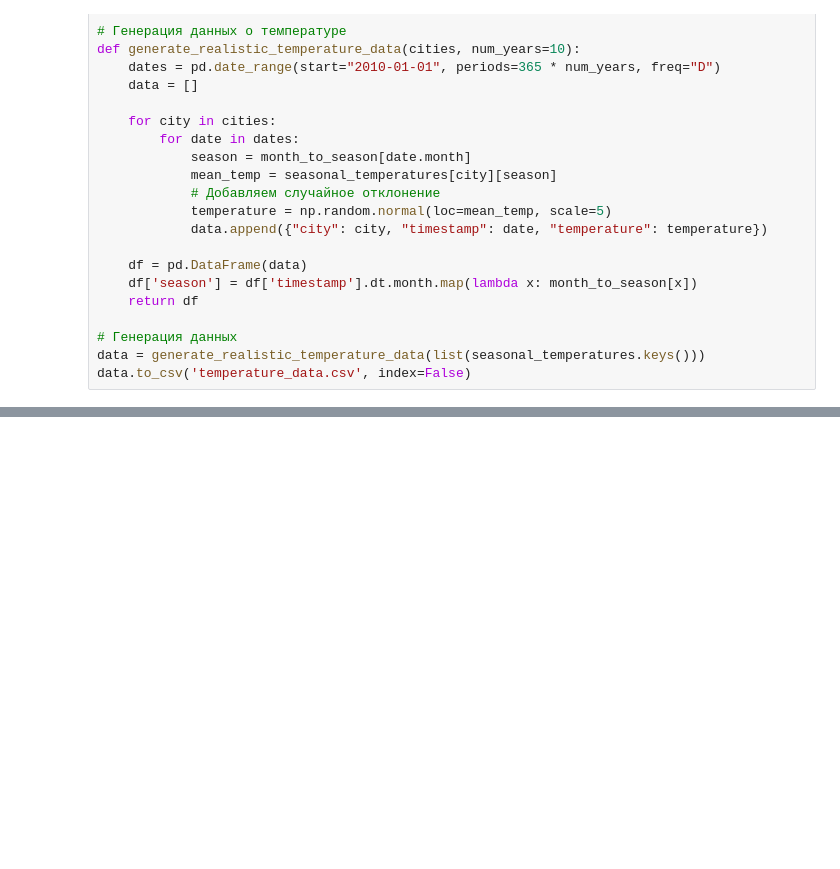
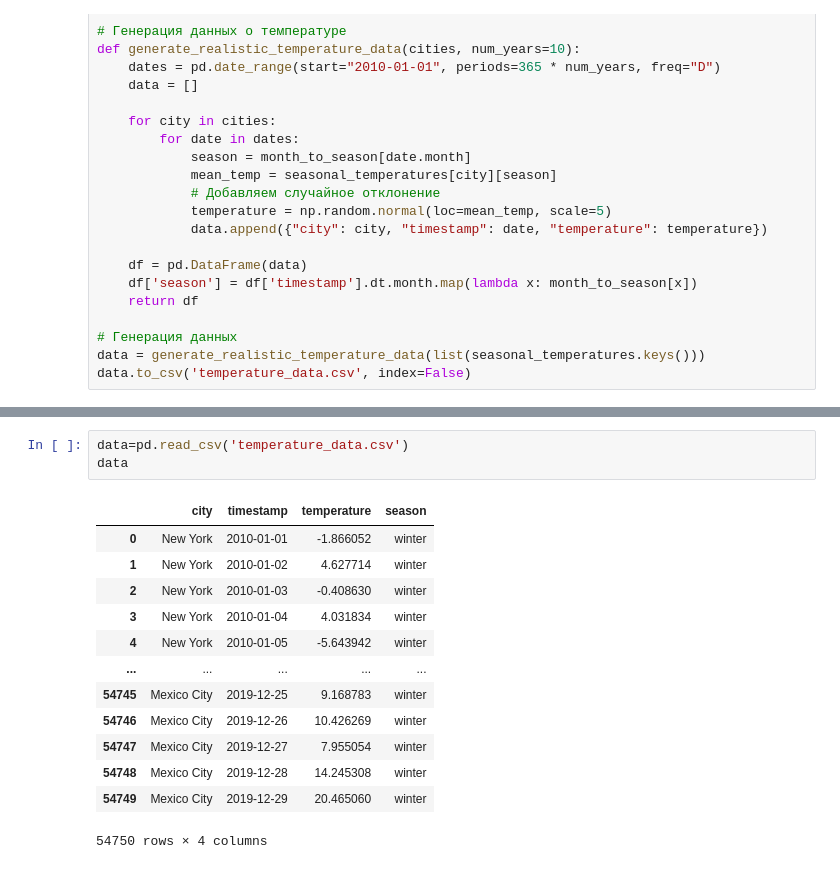
Before and after one commit to InnaBoby/AppliedPython, a Jupyter notebook: HW1/HW1_OpenWeatherMap_API.ipynb, the cells around one changed output, grey strips where cells are left out. Saved outputs shown, nothing was run; the diff lists cells and outputs as text; blank space fills up the shorter version.

```diff
--- a/HW1/HW1_OpenWeatherMap_API.ipynb
+++ b/HW1/HW1_OpenWeatherMap_API.ipynb
@@ -140,0 +157,17 @@ data.to_csv('temperature_data.csv', index=False)
+# %%
+data=pd.read_csv('temperature_data.csv')
+data
+# %% [output]
+|  | city | timestamp | temperature | season |
+| 0 | New York | 2010-01-01 | -1.866052 | winter |
+| 1 | New York | 2010-01-02 | 4.627714 | winter |
+| 2 | New York | 2010-01-03 | -0.408630 | winter |
+| 3 | New York | 2010-01-04 | 4.031834 | winter |
+| 4 | New York | 2010-01-05 | -5.643942 | winter |
+| ... | ... | ... | ... | ... |
+| 54745 | Mexico City | 2019-12-25 | 9.168783 | winter |
+| 54746 | Mexico City | 2019-12-26 | 10.426269 | winter |
+| 54747 | Mexico City | 2019-12-27 | 7.955054 | winter |
+| 54748 | Mexico City | 2019-12-28 | 14.245308 | winter |
+| 54749 | Mexico City | 2019-12-29 | 20.465060 | winter |
+54750 rows × 4 columns
```
Also changed, not shown: parts of 18 cells of this notebook.
